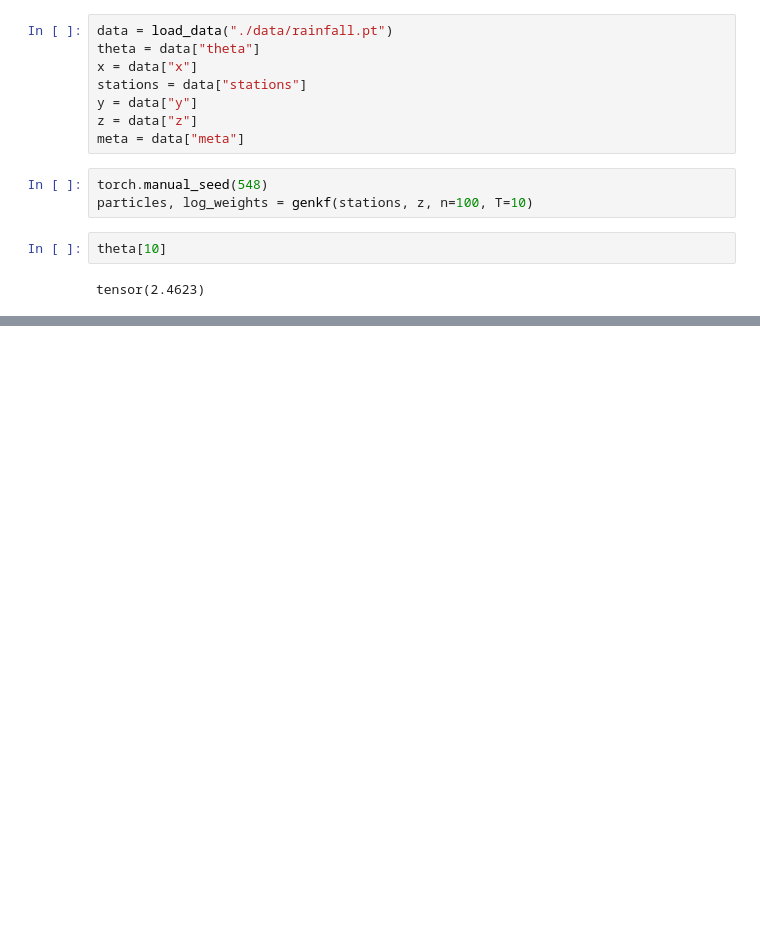
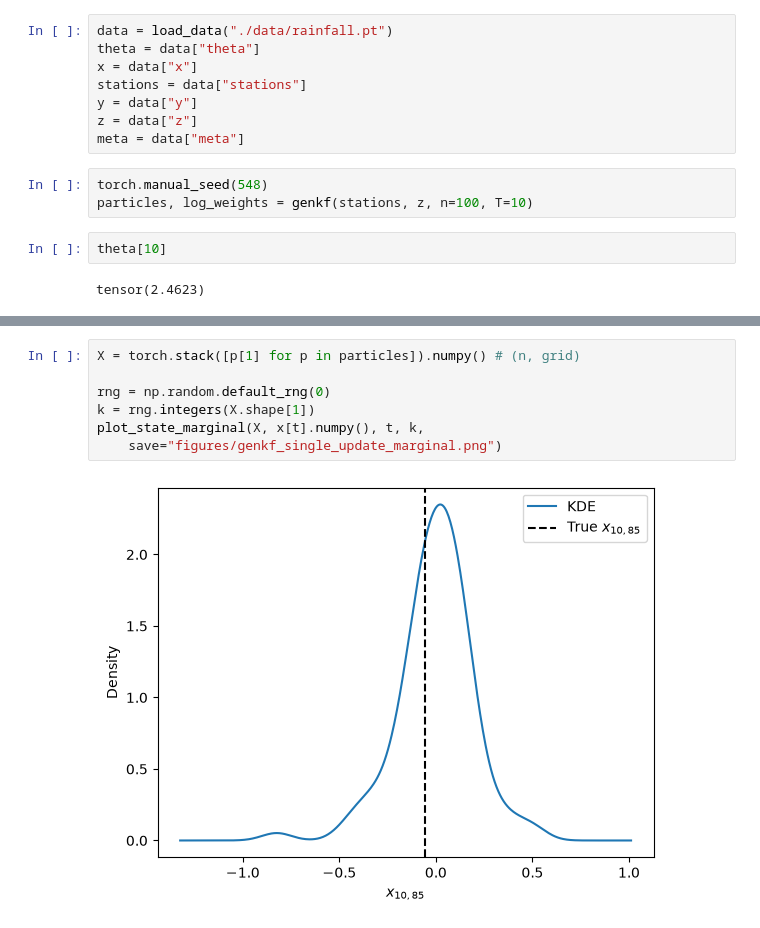
Before and after one commit to zach-lau/QP1, a Jupyter notebook: code/simulation/genkf.ipynb, the cells around one changed output, grey strips where cells are left out. Drawn from its saved outputs; the diff is of its cells as text; blank space fills up the shorter version.

```diff
--- a/code/simulation/genkf.ipynb
+++ b/code/simulation/genkf.ipynb
@@ -95,0 +72,9 @@ plt.show()
+# %%
+X = torch.stack([p[1] for p in particles]).numpy() # (n, grid)
+
+rng = np.random.default_rng(0)
+k = rng.integers(X.shape[1])
+plot_state_marginal(X, x[t].numpy(), t, k,
+    save="figures/genkf_single_update_marginal.png")
+# %% [output]
+[figure, added]
```
Also changed, not shown: parts of 15 cells of this notebook, 36 other files.
